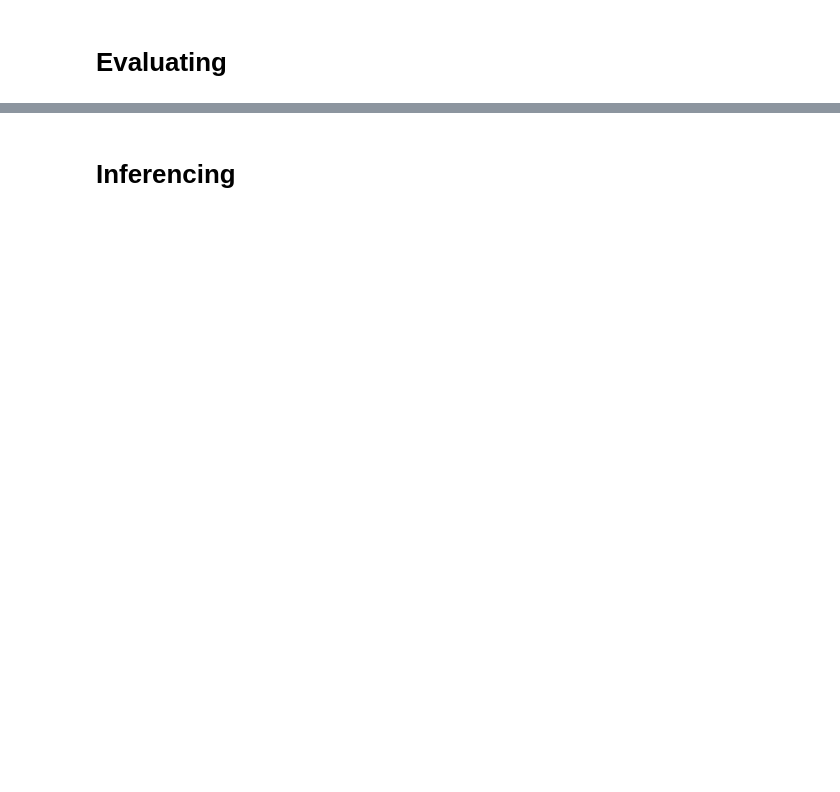
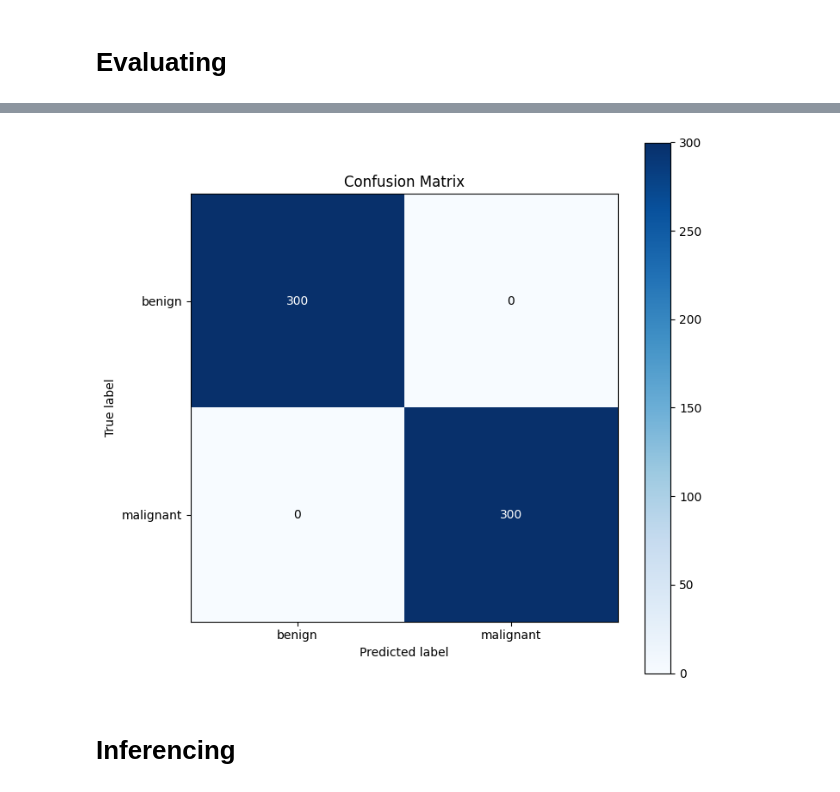
Before and after one commit to makonhakony/Multi-Stage-Classification-BreakHis, a Jupyter notebook: multi-stage-classification-breakhis.ipynb, the cells around one changed output, grey strips where cells are left out. Drawn from its saved outputs; the diff is of its cells as text; code cells hidden in the pictures; blank space fills up the shorter version.

Commit message:
Kaggle Notebook | Multi-Stage-Classification-BreakHis | Version 3

```diff
--- a/multi-stage-classification-breakhis.ipynb
+++ b/multi-stage-classification-breakhis.ipynb
@@ -368,19 +499,21 @@ training_history(history.history)
 # %% [markdown]
 # Evaluating
 # %%
-test_df = test_df.sample(frac=1).reset_index(drop=True)
-test_ds = tf.data.Dataset.from_tensor_slices(img_dir+test_df.path)
-test_ds = test_ds.map(decode_test,num_parallel_calls=AUTOTUNE).batch(len(test_df))
+
+df_test = df_test.sample(frac=1).reset_index(drop=True)
+test_ds = tf.data.Dataset.from_tensor_slices(img_dir+df_test.path)
+test_ds = test_ds.map(decode_test,num_parallel_calls=AUTOTUNE).batch(len(df_test))
 test_img = next(iter(test_ds))
-test_index = test_df.label_int.values
-test_label = test_df.label.values
+test_index = df_test.label_int.values
+test_label = df_test.label.values
 
 test_pred = model.predict(test_ds)
 pred_index = np.round(test_pred).astype('uint8')
 pred_label = np.array(class_names)[pred_index]
 
-print(classification_report(test_index, pred_index, target_names=class_names,zero_division=0))
-print('f1_score        :', f1_score(test_index, pred_index, average='micro'))
-print('accuracy_score  :', accuracy_score(test_index, pred_index))
+# print(classification_report(test_index, pred_index, target_names=class_names,zero_division=0))
+# print('f1_score        :', f1_score(test_index, pred_index, average='micro'))
+# print('accuracy_score  :', accuracy_score(test_index, pred_index))
 
 cm = skplt.metrics.plot_confusion_matrix(test_label, pred_label, figsize=(8, 8), normalize=False)
+# %% [output]
@@ -387,3 +521,4 @@ cm = skplt.metrics.plot_confusion_matrix(test_label, pred_label, figsize=(8, 8),
+[figure, added]
 # %% [markdown]
 # Inferencing
 # %%
```
Also changed, not shown: parts of 15 cells of this notebook.
